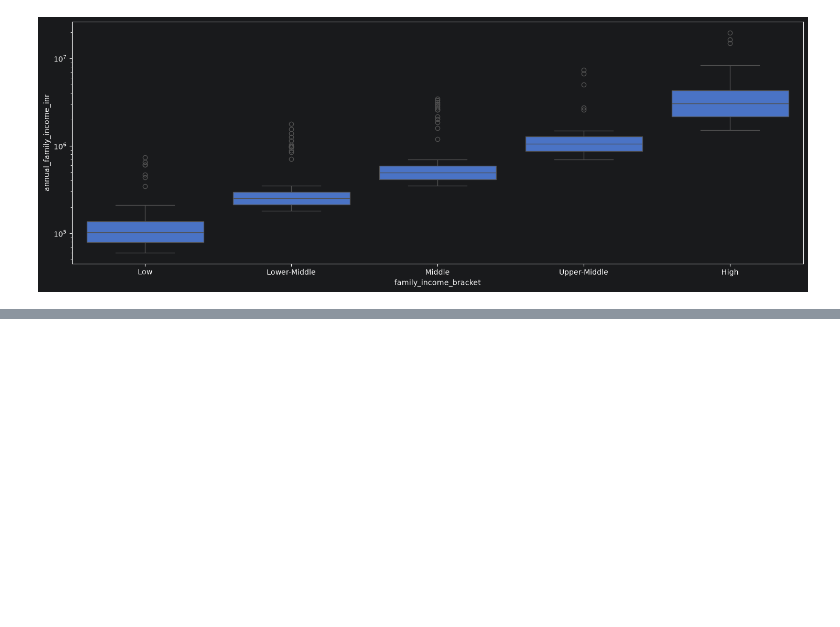
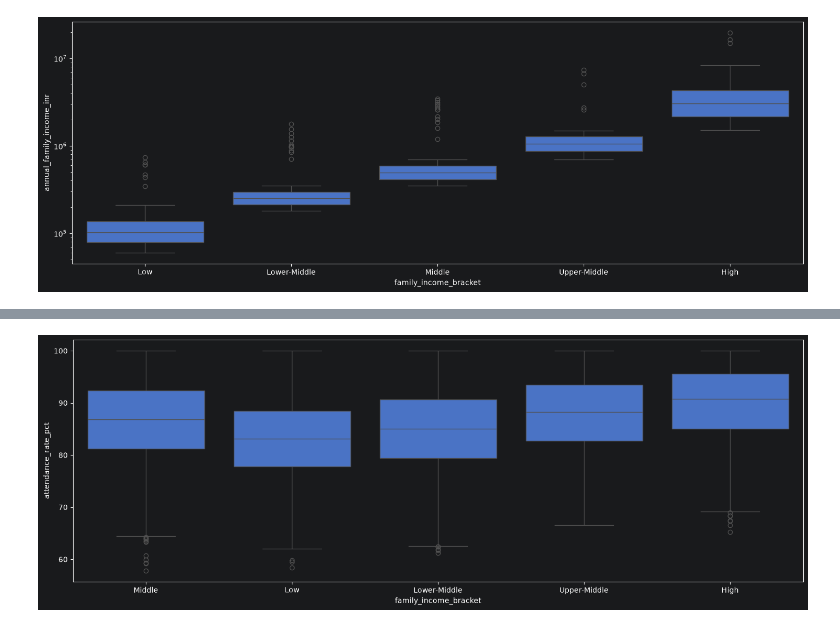
Before and after one commit to fredw93/midterm_project, a Jupyter notebook: notebook.ipynb, the cells around one changed output, grey strips where cells are left out. Cells and saved outputs as stored; diff of their text form; code cells hidden in the pictures; blank space fills up the shorter version.

```diff
--- a/notebook.ipynb
+++ b/notebook.ipynb
@@ -147,0 +185,6 @@ df.groupby('family_income_bracket')['annual_family_income_inr'].agg(['median', '
+# %%
+fig, ax= plt.subplots(figsize=(18, 6))
+sns.boxplot(x='family_income_bracket', y="attendance_rate_pct", data=df)
+plt.show()
+# %% [output]
+[figure, added]
```
Also changed, not shown: parts of 75 cells of this notebook, 3 other files.
